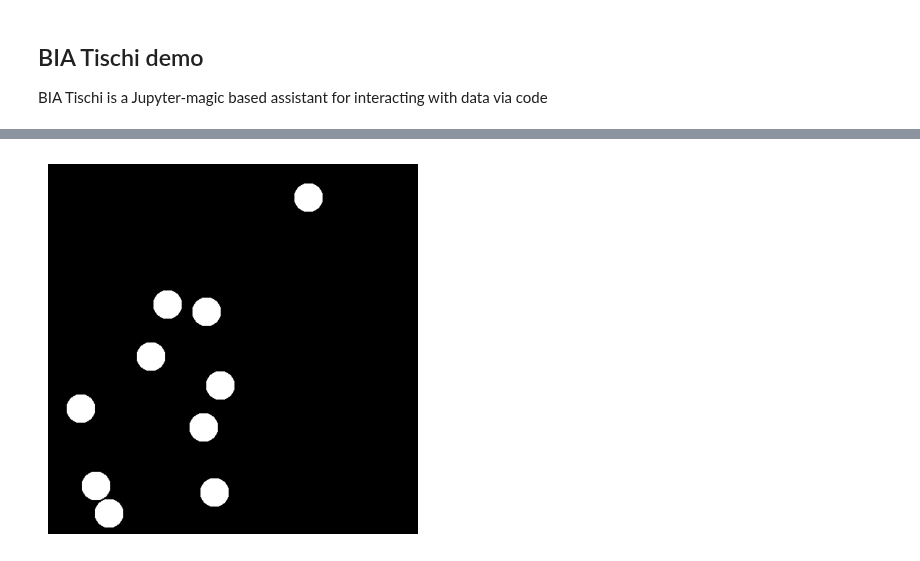
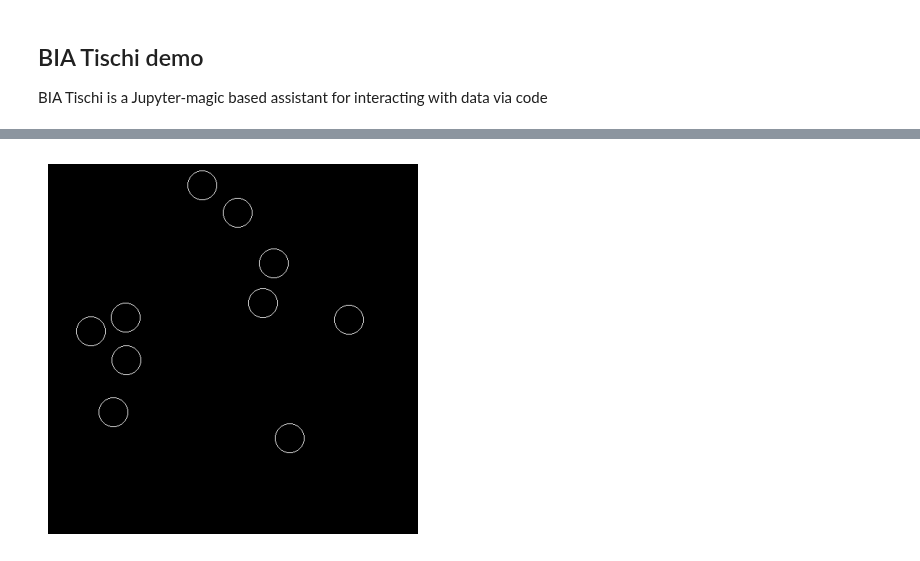
Before and after one commit to haesleinhuepf/bia-bob, a Jupyter notebook: demo/basic_demo.ipynb, the cells around one changed output, grey strips where cells are left out. Cells and saved outputs as stored; diff of their text form; code cells hidden in the pictures.

```diff
--- a/demo/basic_demo.ipynb
+++ b/demo/basic_demo.ipynb
@@ -62,24 +48,31 @@ Apologies for the error.  Let's update the code to generate the grayscale image
-# %%
-import numpy as np
-from skimage.draw import disk
-import matplotlib.pyplot as plt
-
-# Create a blank image of size 512x512
-image = np.zeros((512, 512))
-
-# Randomly place 10 nuclei-like objects
-for _ in range(10):
-    # Generate random coordinates for the center of the nucleus
-    center_x = np.random.randint(20, 492)
-    center_y = np.random.randint(20, 492)
-
-    # Draw a disk with radius 20 pixels using the random coordinates
-    rr, cc = disk((center_y, center_x), radius=20, shape=image.shape)
-    image[rr, cc] = 1
-
-# Show the generated image
-plt.imshow(image, cmap='gray')
-plt.axis('off')
-plt.show()
-# %% [output]
-[figure, removed]
+# %%
+import numpy as np
+import matplotlib.pyplot as plt
+from skimage.draw import circle_perimeter
+
+# Set the size of the image
+image_size = (512, 512)
+
+# Create an image with grayscale value of 0 (black)
+image = np.zeros(image_size, dtype=np.uint8)
+
+# Set the number of nuclei and radius
+num_nuclei = 10
+radius = 20
+
+# Generate random coordinates for the nuclei centers
+np.random.seed(0)  # for reproducibility
+x_coords = np.random.randint(radius, image_size[0] - radius, num_nuclei)
+y_coords = np.random.randint(radius, image_size[1] - radius, num_nuclei)
+
+# Draw circular objects (nuclei) on the image
+for x, y in zip(x_coords, y_coords):
+    rr, cc = circle_perimeter(x, y, radius, shape=image_size)
+    image[rr, cc] = 255
+
+# Display the image
+plt.imshow(image, cmap='gray')
+plt.axis('off')
+plt.show()
+# %% [output]
+[figure, added]
```
Also changed, not shown: parts of 5 cells of this notebook, 1 other file.
